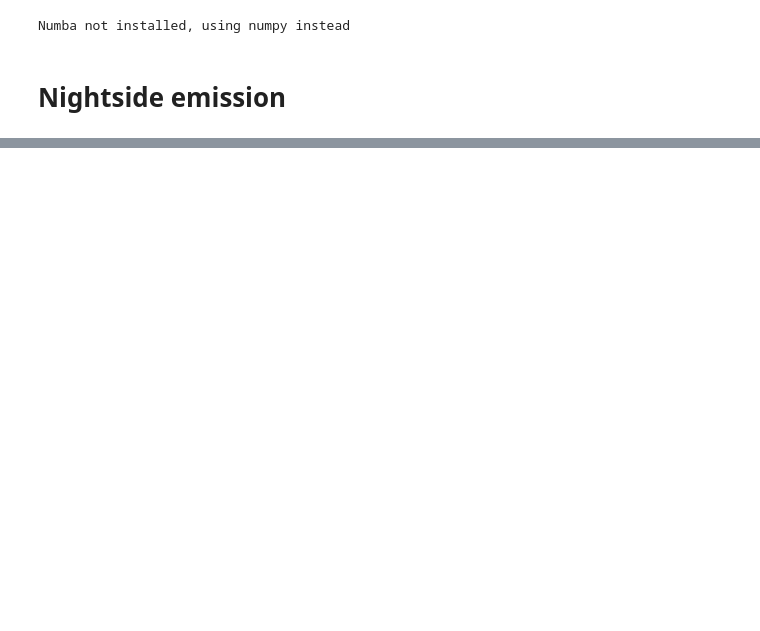
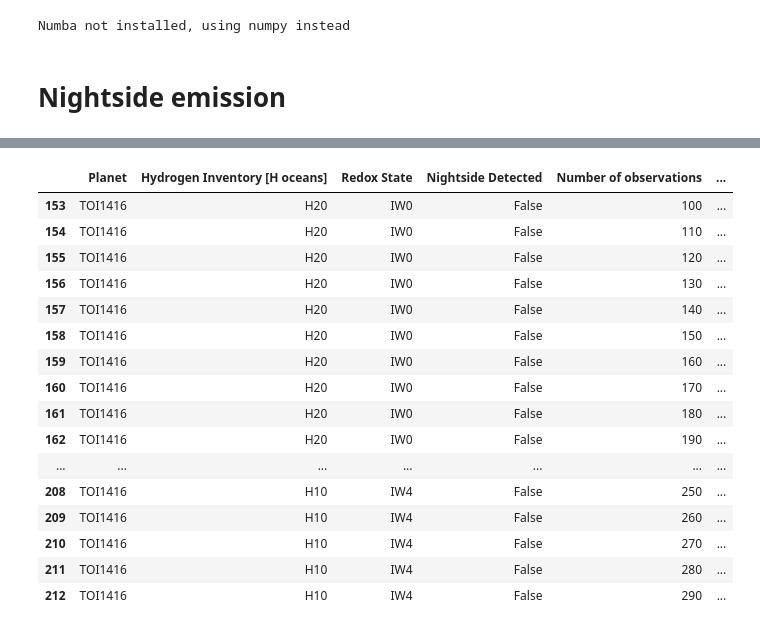
Before and after one commit to lorlo9999/MasterThesis, a Jupyter notebook: nightside.ipynb, the cells around one changed output, grey strips where cells are left out. Drawn from its saved outputs; the diff is of its cells as text; code cells hidden in the pictures; blank space fills up the shorter version.

```diff
--- a/nightside.ipynb
+++ b/nightside.ipynb
@@ -136,0 +137,2 @@ results_df = pd.DataFrame(columns=['Planet', 'Hydrogen Inventory [H oceans]','Re
+# %%
+results_df_3 = pd.DataFrame(columns=['Planet', 'Hydrogen Inventory [H oceans]','Redox State','Nightside Detected','Number of observations','Surface Pressure [bar]','Atmospheric Components','Transit Duration (hours)','Integration Time (hours)','Total Telescope Time (hours)','Orbital Period (hours)'])
@@ -378,0 +587,20 @@ for index, row in results_df.iterrows():
+# %%
+results_df_3[results_df_3['Planet'] == "TOI1416"]
+# %% [output]
+|  | Planet | Hydrogen Inventory [H oceans] | Redox State | Nightside Detected | Number of observations | ... |
+| 153 | TOI1416 | H20 | IW0 | False | 100 | ... |
+| 154 | TOI1416 | H20 | IW0 | False | 110 | ... |
+| 155 | TOI1416 | H20 | IW0 | False | 120 | ... |
+| 156 | TOI1416 | H20 | IW0 | False | 130 | ... |
+| 157 | TOI1416 | H20 | IW0 | False | 140 | ... |
+| 158 | TOI1416 | H20 | IW0 | False | 150 | ... |
+| 159 | TOI1416 | H20 | IW0 | False | 160 | ... |
+| 160 | TOI1416 | H20 | IW0 | False | 170 | ... |
+| 161 | TOI1416 | H20 | IW0 | False | 180 | ... |
+| 162 | TOI1416 | H20 | IW0 | False | 190 | ... |
+| ... | ... | ... | ... | ... | ... | ... |
+| 208 | TOI1416 | H10 | IW4 | False | 250 | ... |
+| 209 | TOI1416 | H10 | IW4 | False | 260 | ... |
+| 210 | TOI1416 | H10 | IW4 | False | 270 | ... |
+| 211 | TOI1416 | H10 | IW4 | False | 280 | ... |
+| 212 | TOI1416 | H10 | IW4 | False | 290 | ... |
```
Also changed, not shown: parts of 18 cells of this notebook, 5 other files.
